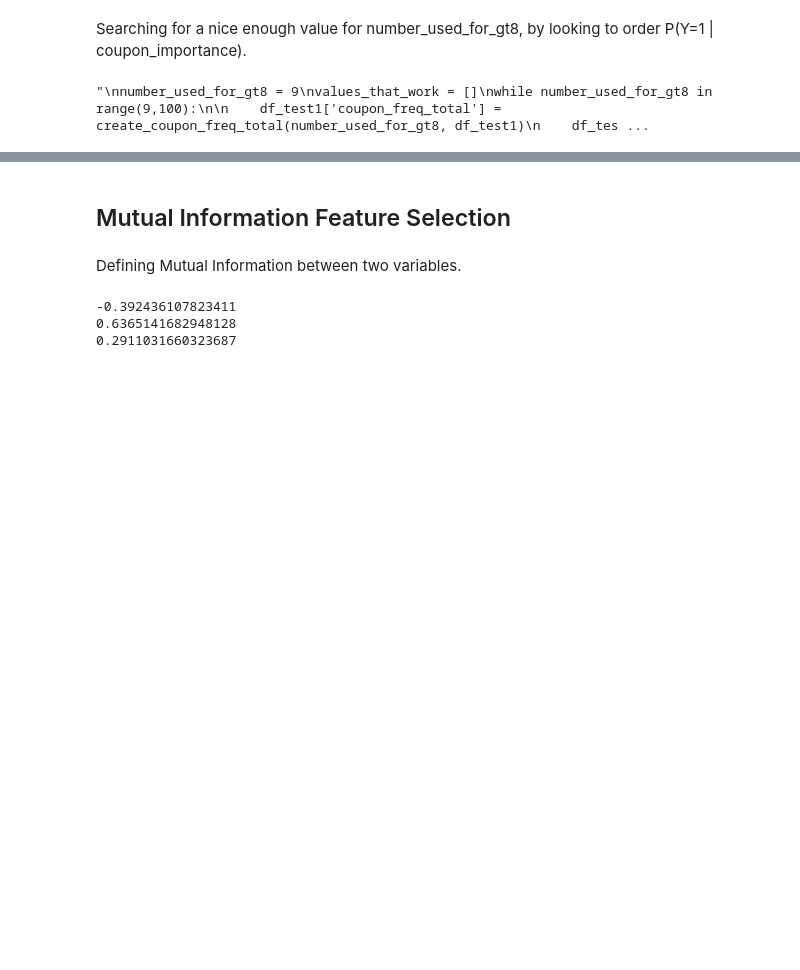
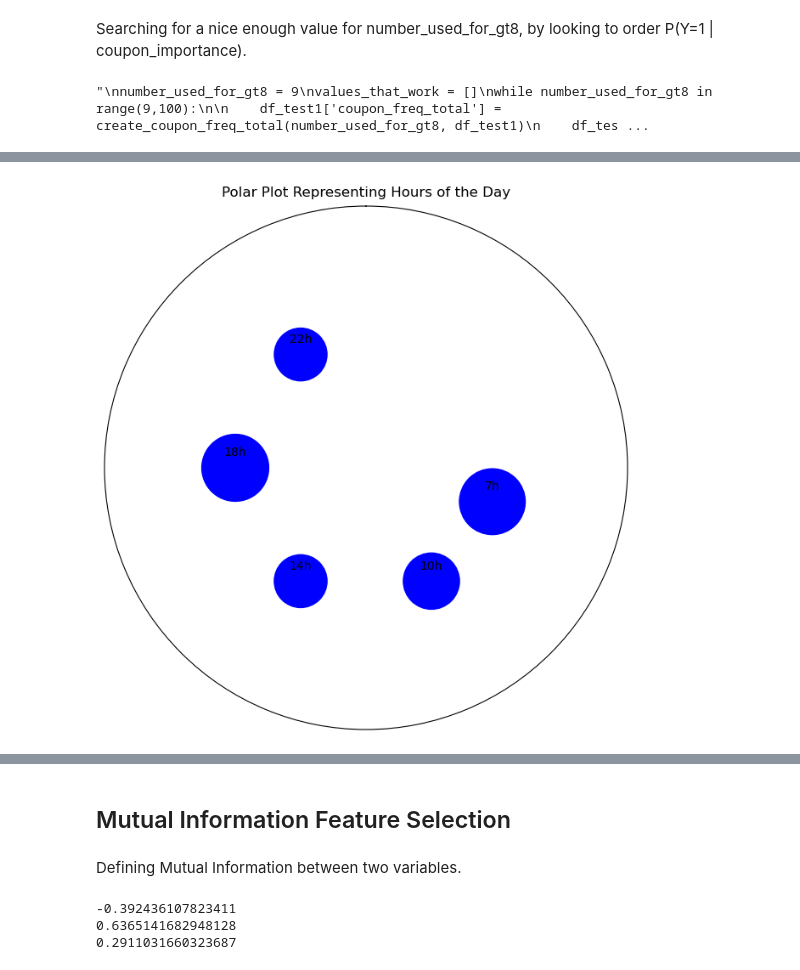
Before and after one commit to leobt23/Data_Mining, a Jupyter notebook: 1_eda/caria.ipynb, the cells around one changed output, grey strips where cells are left out. Cells and saved outputs as stored; diff of their text form; code cells hidden in the pictures; blank space fills up the shorter version.

```diff
--- a/1_eda/caria.ipynb
+++ b/1_eda/caria.ipynb
@@ -399,0 +482,44 @@ Is the probability of Y=1 in ascending order? True
+# %%
+import numpy as np
+import matplotlib.pyplot as plt
+
+# Extract unique hours and their corresponding sin and cos values
+unique_hours = df_test1['time_values'].unique()
+unique_sin_values = df_test1.drop_duplicates(subset='time_values')['time_sin'].values
+unique_cos_values = df_test1.drop_duplicates(subset='time_values')['time_cos'].values
+
+# Convert sin and cos values back to radians to plot
+angles = np.arctan2(unique_sin_values, unique_cos_values)
+
+# Calculate the size of each dot based on the count of each hour
+hour_counts = df_test1['time_values'].value_counts()
+sizes = [hour_counts[hour] for hour in unique_hours]
+sizes = np.array(sizes) * 1  # you can adjust this multiplier to scale the sizes as needed
+
+# Create a polar plot
+fig, ax = plt.subplots(subplot_kw={'projection': 'polar'}, figsize=(8, 8))
+
+# Plot data on the polar plot using sizes
+ax.scatter(angles, np.ones_like(angles), color='blue', marker='o', s=sizes)
+
+# Label the points
+for i, (angle, hour) in enumerate(zip(angles, unique_hours)):
+    ax.annotate(f'{hour}h', (angle, 1), textcoords="offset points", xytext=(0,10), ha='center', fontsize=10)
+
+# Set the direction of azimuthal labels to be clockwise
+ax.set_theta_direction(-1)
+
+# Set 0 degrees of the polar plot to be on top
+ax.set_theta_zero_location('N')
+
+# Set the radius labels
+ax.set_rticks([])  # turn off radial ticks
+ax.set_rlabel_position(-22.5)  # Move radial labels away from plotted line
+
+# Set the circumference labels to be empty as you're labeling the data points directly
+ax.set_xticks([])
+
+ax.set_title("Polar Plot Representing Hours of the Day", va='bottom')
+plt.show()
+# %% [output]
+[figure, added]
```
Also changed, not shown: parts of 11 cells of this notebook.
